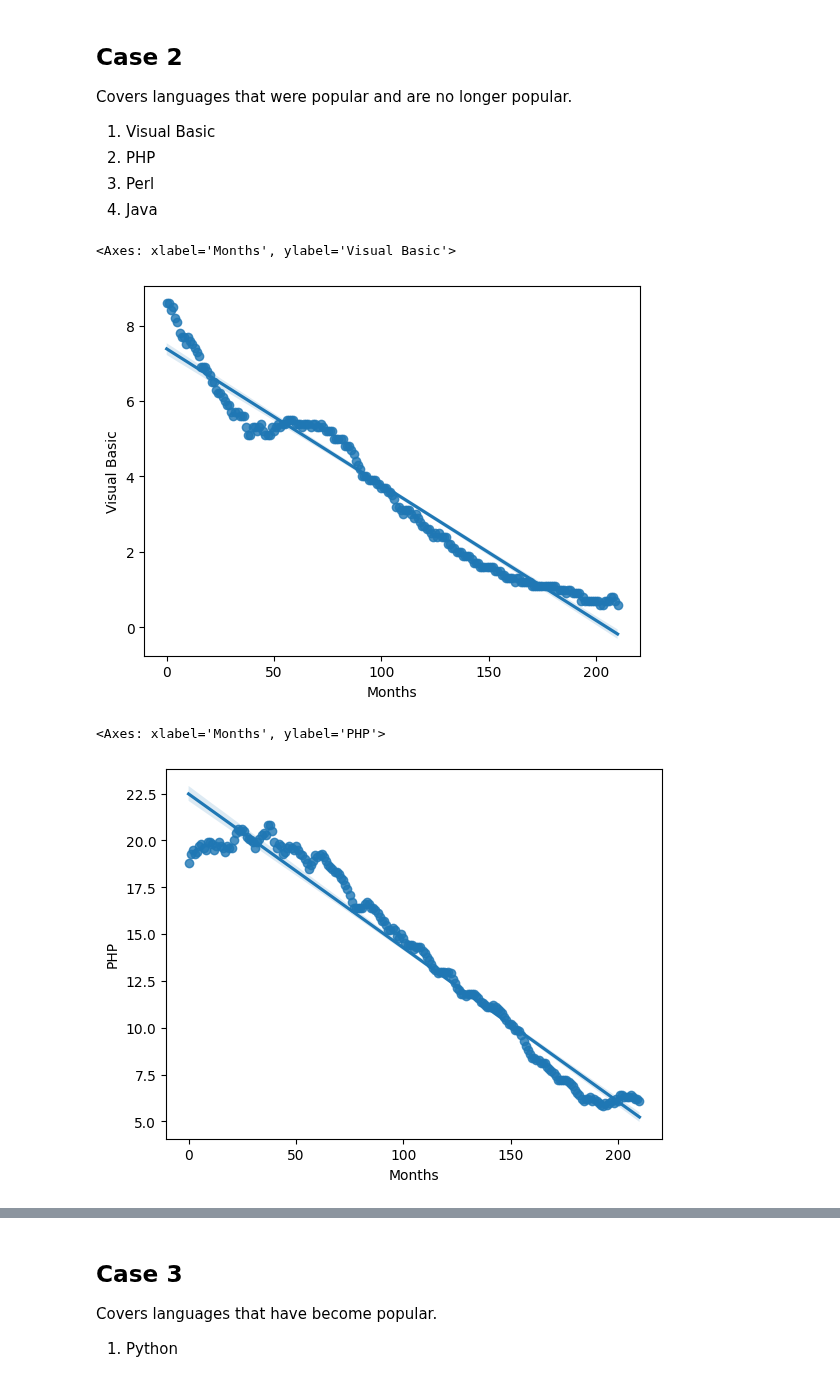
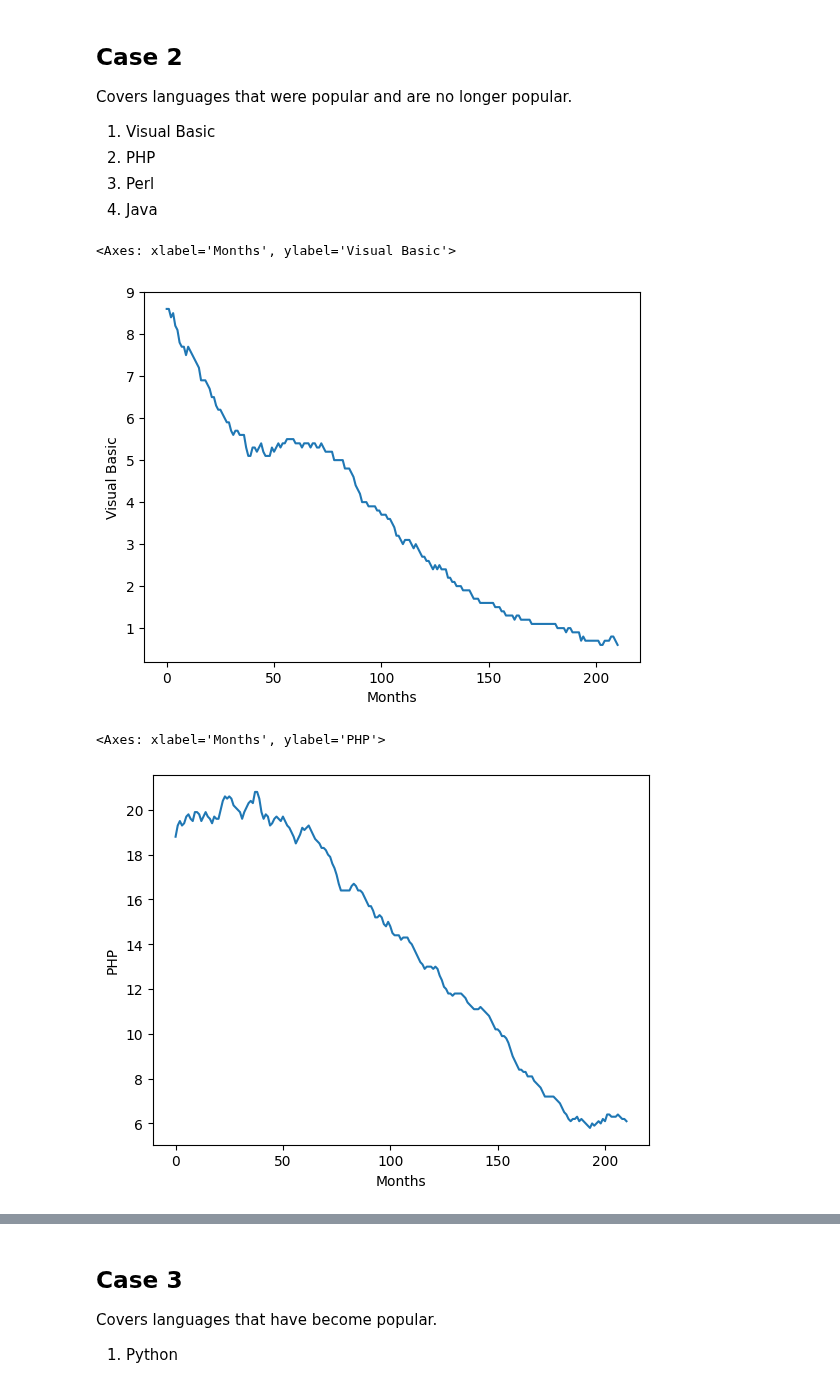
Before and after one commit to 0thorderlogic/smalldata, a Jupyter notebook: main.ipynb, the cells around one changed output, grey strips where cells are left out. Drawn from its saved outputs; the diff is of its cells as text; code cells hidden in the pictures.

```diff
--- a/main.ipynb
+++ b/main.ipynb
@@ -26,13 +26,13 @@ Covers languages that were popular and are no longer popular.
 1. Perl
 1. Java
 # %%
-sb.regplot(x='Months', y='Visual Basic', data = data)
+sb.lineplot(x='Months', y='Visual Basic', data = data)
 # %% [output]
 <Axes: xlabel='Months', ylabel='Visual Basic'>
-[figure, old version]
+[figure, new version]
 # %%
-sb.regplot(x='Months', y='PHP', data = data)
+sb.lineplot(x='Months', y='PHP', data = data)
 # %% [output]
 <Axes: xlabel='Months', ylabel='PHP'>
-[figure, old version]
+[figure, new version]
 # %%
```
Also changed, not shown: parts of 26 cells of this notebook, 4 other files.
